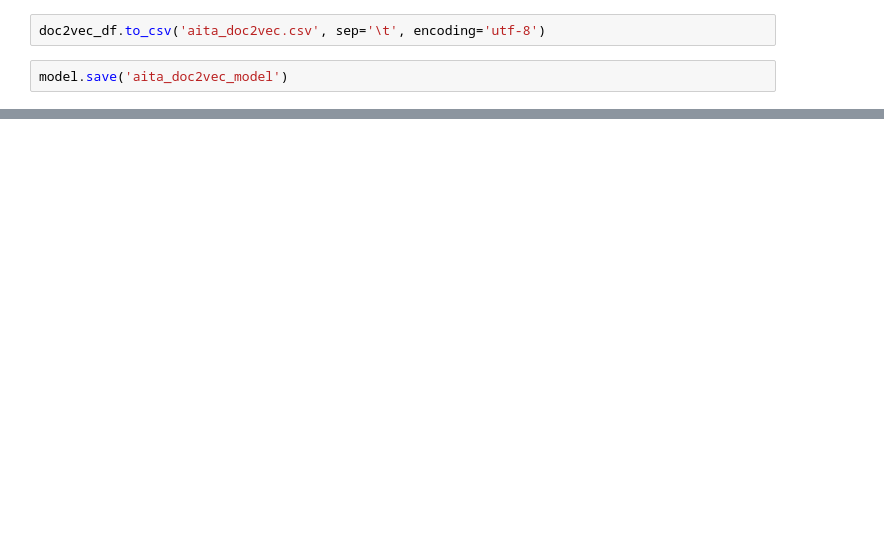
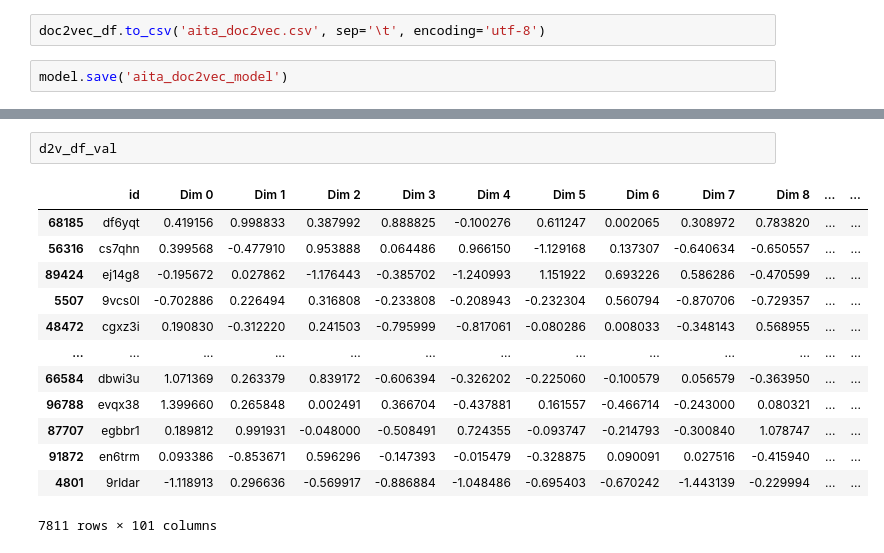
Before and after one commit to RaefM/eecs448-mde, a Jupyter notebook: doc2vec/doc2vec.ipynb, the cells around one changed output, grey strips where cells are left out. Cells and saved outputs as stored; diff of their text form; blank space fills up the shorter version.

```diff
--- a/doc2vec/doc2vec.ipynb
+++ b/doc2vec/doc2vec.ipynb
@@ -47,0 +97,16 @@ model.save('aita_doc2vec_model')
+# %%
+d2v_df_val
+# %% [output]
+|  | id | Dim 0 | Dim 1 | Dim 2 | Dim 3 | Dim 4 | Dim 5 | Dim 6 | Dim 7 | Dim 8 | ... | ... |
+| 68185 | df6yqt | 0.419156 | 0.998833 | 0.387992 | 0.888825 | -0.100276 | 0.611247 | 0.002065 | 0.308972 | 0.783820 | ... | ... |
+| 56316 | cs7qhn | 0.399568 | -0.477910 | 0.953888 | 0.064486 | 0.966150 | -1.129168 | 0.137307 | -0.640634 | -0.650557 | ... | ... |
+| 89424 | ej14g8 | -0.195672 | 0.027862 | -1.176443 | -0.385702 | -1.240993 | 1.151922 | 0.693226 | 0.586286 | -0.470599 | ... | ... |
+| 5507 | 9vcs0l | -0.702886 | 0.226494 | 0.316808 | -0.233808 | -0.208943 | -0.232304 | 0.560794 | -0.870706 | -0.729357 | ... | ... |
+| 48472 | cgxz3i | 0.190830 | -0.312220 | 0.241503 | -0.795999 | -0.817061 | -0.080286 | 0.008033 | -0.348143 | 0.568955 | ... | ... |
+| ... | ... | ... | ... | ... | ... | ... | ... | ... | ... | ... | ... | ... |
+| 66584 | dbwi3u | 1.071369 | 0.263379 | 0.839172 | -0.606394 | -0.326202 | -0.225060 | -0.100579 | 0.056579 | -0.363950 | ... | ... |
+| 96788 | evqx38 | 1.399660 | 0.265848 | 0.002491 | 0.366704 | -0.437881 | 0.161557 | -0.466714 | -0.243000 | 0.080321 | ... | ... |
+| 87707 | egbbr1 | 0.189812 | 0.991931 | -0.048000 | -0.508491 | 0.724355 | -0.093747 | -0.214793 | -0.300840 | 1.078747 | ... | ... |
+| 91872 | en6trm | 0.093386 | -0.853671 | 0.596296 | -0.147393 | -0.015479 | -0.328875 | 0.090091 | 0.027516 | -0.415940 | ... | ... |
+| 4801 | 9rldar | -1.118913 | 0.296636 | -0.569917 | -0.886884 | -1.048486 | -0.695403 | -0.670242 | -1.443139 | -0.229994 | ... | ... |
+7811 rows × 101 columns
```
Also changed, not shown: parts of 15 cells of this notebook, 2 other files.
